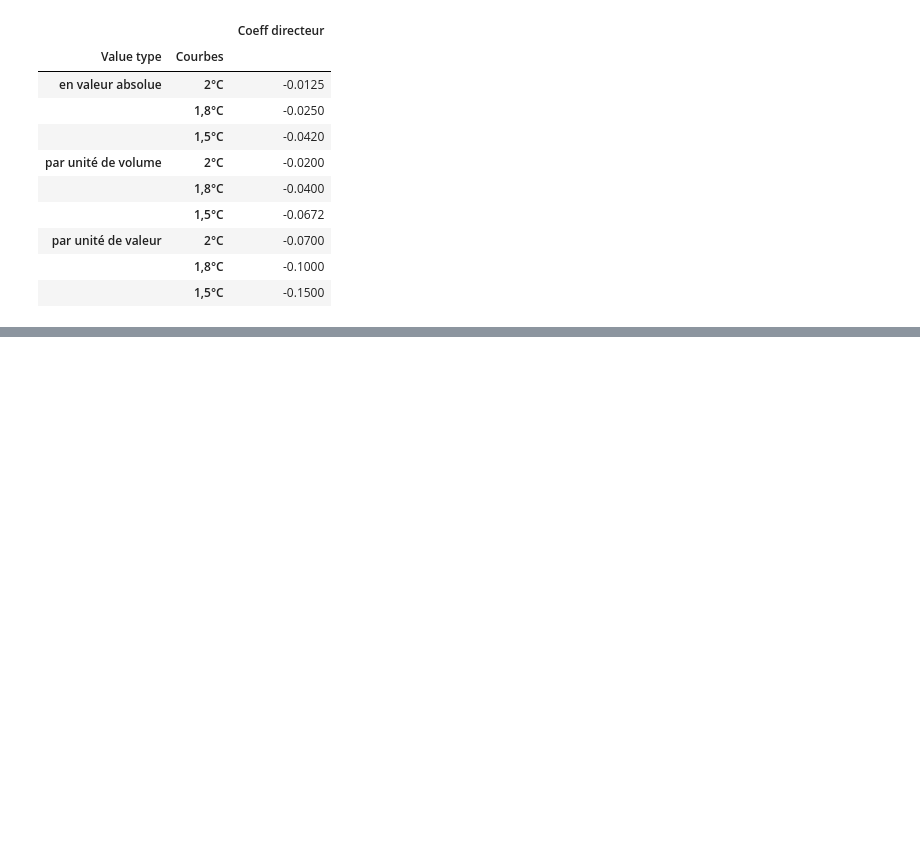
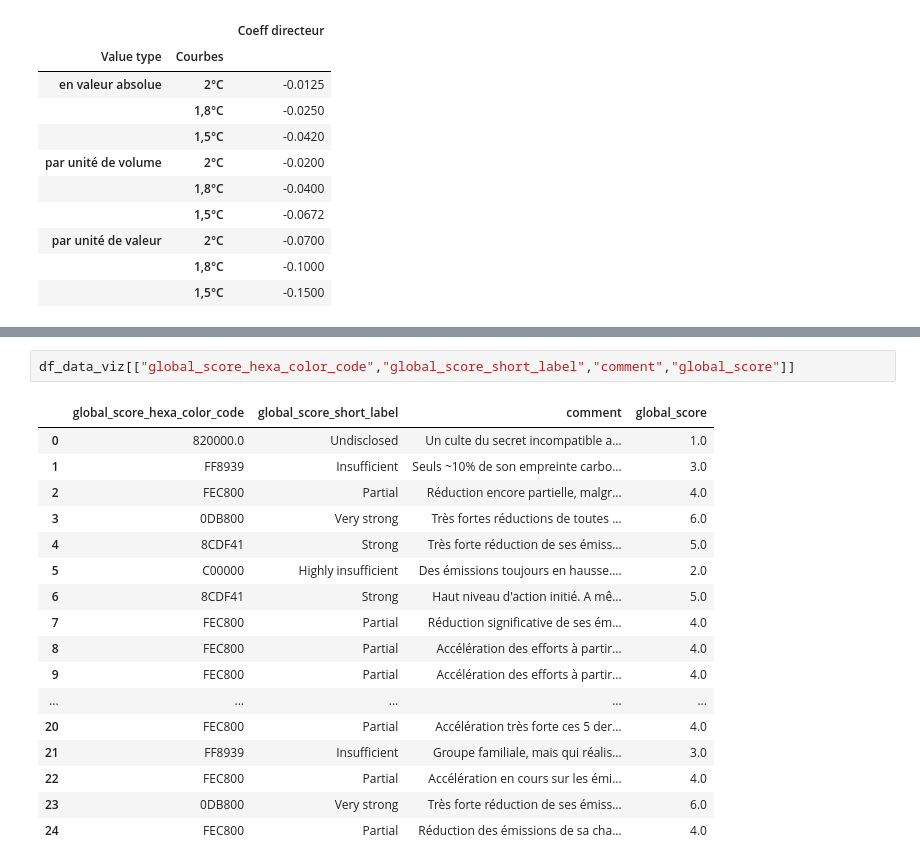
Before and after one commit to dataforgoodfr/batch10_notaclimat, a Jupyter notebook: data_engineering/data_engineering_1.ipynb, the cells around one changed output, grey strips where cells are left out. Saved outputs shown, nothing was run; the diff lists cells and outputs as text; blank space fills up the shorter version.

```diff
--- a/data_engineering/data_engineering_1.ipynb
+++ b/data_engineering/data_engineering_1.ipynb
@@ -235,0 +412,20 @@ problem with  Coty ; C2 score in DBB :  3.0 but the annual reduction is:  0.1000
+# %%
+df_data_viz[["global_score_hexa_color_code","global_score_short_label","comment","global_score"]]
+# %% [output]
+|  | global_score_hexa_color_code | global_score_short_label | comment | global_score |
+| 0 | 820000.0 | Undisclosed | Un culte du secret incompatible a... | 1.0 |
+| 1 | FF8939 | Insufficient | Seuls ~10% de son empreinte carbo... | 3.0 |
+| 2 | FEC800 | Partial | Réduction encore partielle, malgr... | 4.0 |
+| 3 | 0DB800 | Very strong | Très fortes réductions de toutes ... | 6.0 |
+| 4 | 8CDF41 | Strong | Très forte réduction de ses émiss... | 5.0 |
+| 5 | C00000 | Highly insufficient | Des émissions toujours en hausse.... | 2.0 |
+| 6 | 8CDF41 | Strong | Haut niveau d'action initié. A mê... | 5.0 |
+| 7 | FEC800 | Partial | Réduction significative de ses ém... | 4.0 |
+| 8 | FEC800 | Partial | Accélération des efforts à partir... | 4.0 |
+| 9 | FEC800 | Partial | Accélération des efforts à partir... | 4.0 |
+| ... | ... | ... | ... | ... |
+| 20 | FEC800 | Partial | Accélération très forte ces 5 der... | 4.0 |
+| 21 | FF8939 | Insufficient | Groupe familiale, mais qui réalis... | 3.0 |
+| 22 | FEC800 | Partial | Accélération en cours sur les émi... | 4.0 |
+| 23 | 0DB800 | Very strong | Très forte réduction de ses émiss... | 6.0 |
+| 24 | FEC800 | Partial | Réduction des émissions de sa cha... | 4.0 |
```
Also changed, not shown: parts of 36 cells of this notebook.
